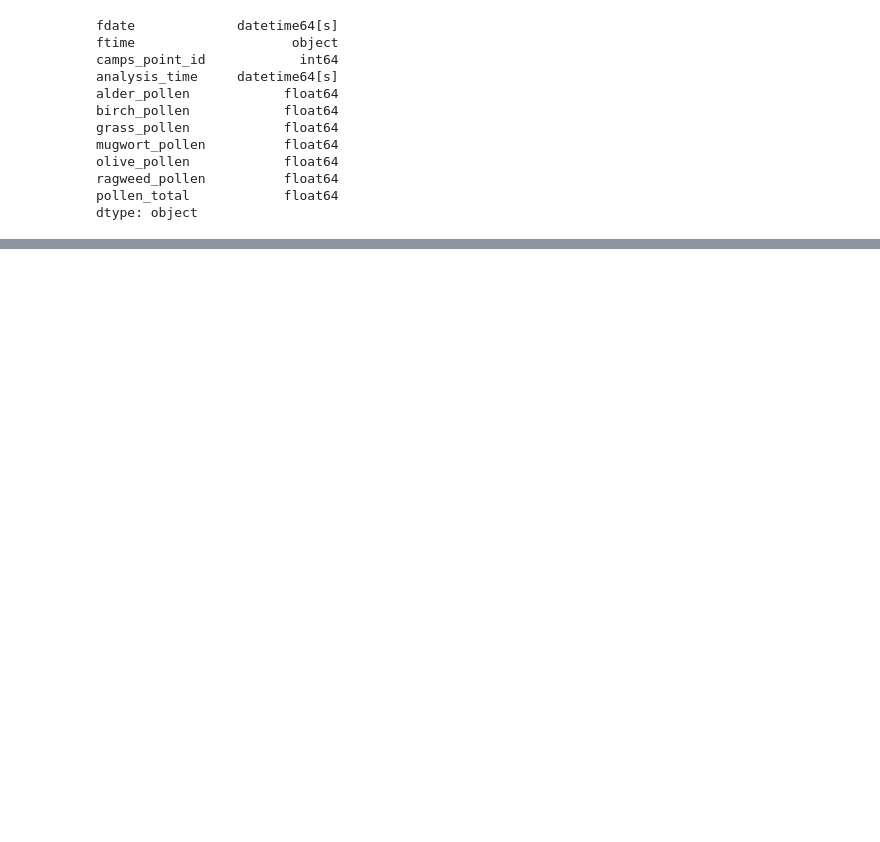
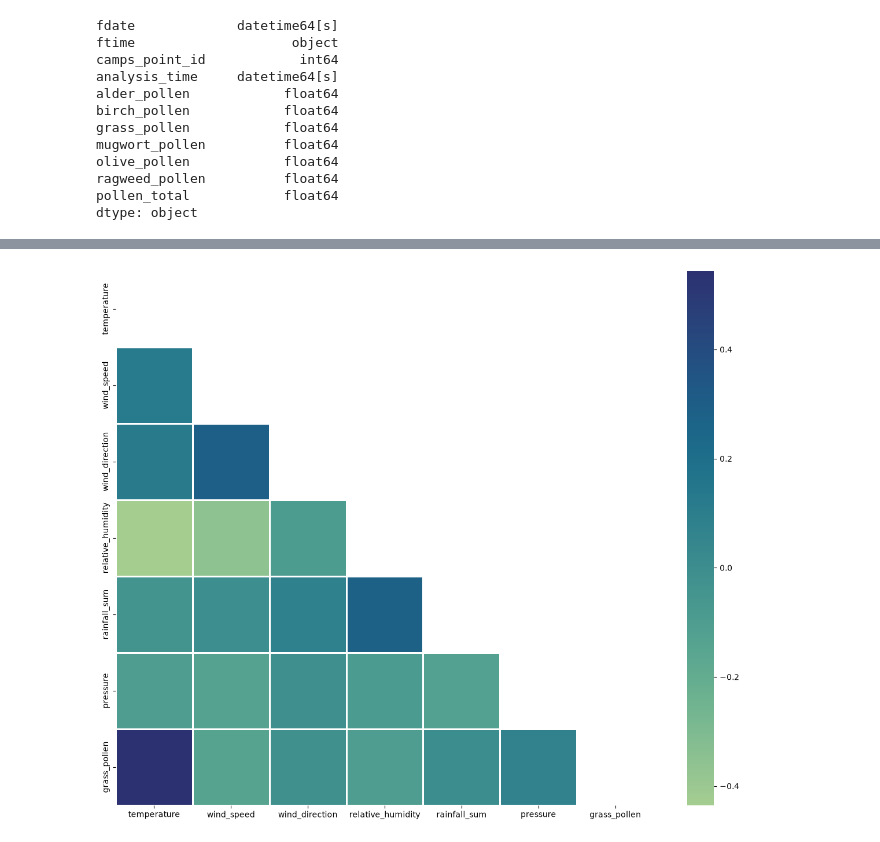
Before and after one commit to esmartty/Aqi_forecast, a Jupyter notebook: polen_analysis.ipynb, the cells around one changed output, grey strips where cells are left out. Saved outputs shown, nothing was run; the diff lists cells and outputs as text; code cells hidden in the pictures; blank space fills up the shorter version.

Commit message:
added corr analysis grass_pollen vs synop_data

```diff
--- a/polen_analysis.ipynb
+++ b/polen_analysis.ipynb
@@ -207,0 +235,7 @@ df_synop.head()
+# %%
+df_synop['date'] = pd.to_datetime(df_synop['date'], format='%Y-%m-%d')
+df_synop['measurement_hour'] = (
+    df_synop['measurement_hour']
+    .apply(lambda h: pd.Timestamp('2000-01-01') + pd.to_timedelta(h, unit='h'))
+    .dt.time
+)
@@ -207,0 +251,3 @@ df_synop.head()
+# %%
+df_synop_filtered = df_synop[['date', 'measurement_hour', 'temperature', 'wind_speed', 'wind_direction', 'relative_humidity', 'rainfall_sum', 'pressure']].copy()
+df_synop_filtered.head()
@@ -207,0 +261,7 @@ df_synop.head()
+# %%
+df_merged = df_synop_filtered.merge(
+    df_grouped_time[['fdate', 'ftime', 'grass_pollen']].rename(columns={'fdate': 'date', 'ftime': 'measurement_hour'}),
+    on=['date', 'measurement_hour'],
+    how='left'
+)
+df_merged.head()
@@ -207,0 +275,11 @@ df_synop.head()
+# %%
+#triangular matrix
+num_cols = df_merged.select_dtypes(['int', 'float']).columns
+corr_data = df_merged[num_cols]
+
+corr_coef = corr_data.corr()
+plt.figure(figsize=(15, 12))
+matrix = np.triu(corr_coef)
+sns.heatmap(corr_coef,linewidth=.8, mask = matrix, cmap="crest");
+# %% [output]
+[figure, added]
```
Also changed, not shown: parts of 19 cells of this notebook.
